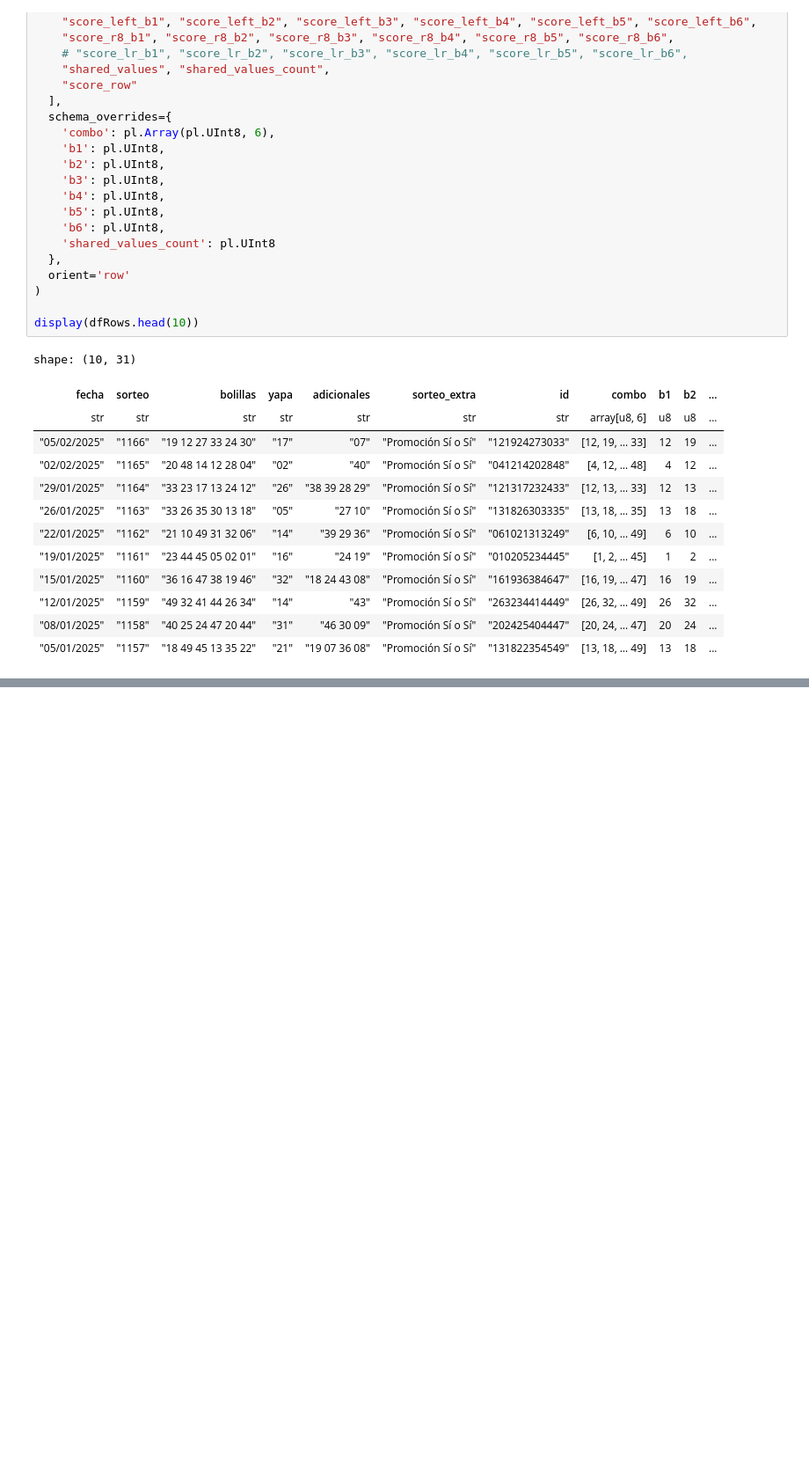
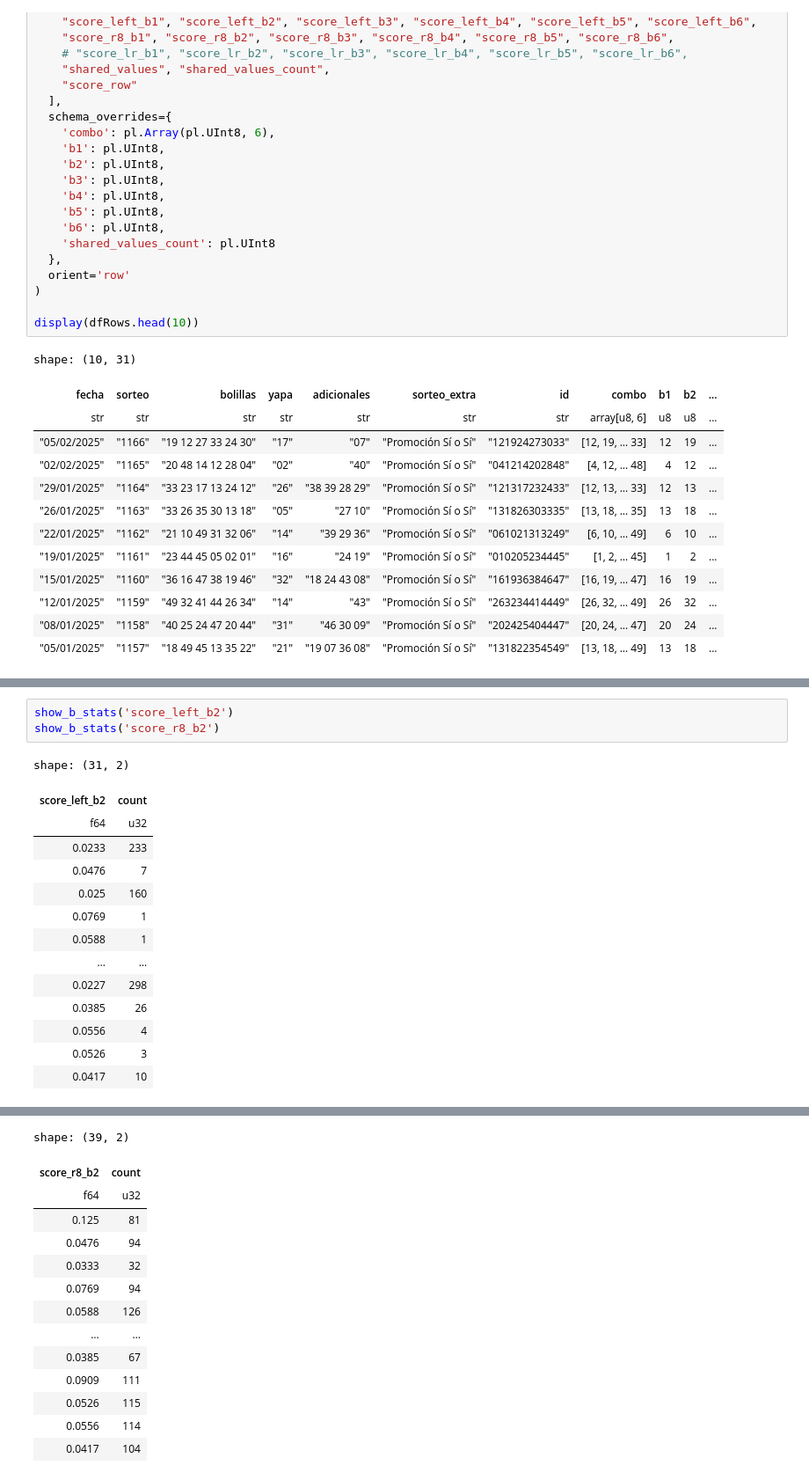
Before and after one commit to coins5/tinkapp.v4, a Jupyter notebook: explore_bolillas_v2.ipynb, the cells around one changed output, grey strips where cells are left out. Shown at 88% size. Cells and saved outputs as stored; diff of their text form; blank space fills up the shorter version.

```diff
--- a/explore_bolillas_v2.ipynb
+++ b/explore_bolillas_v2.ipynb
@@ -606,0 +282,18 @@ Name: b_count, dtype: float64
+# %%
+show_b_stats('score_left_b2')
+show_b_stats('score_r8_b2')
+# %% [output]
+shape: (31, 2)
+| score_left_b2 | count |
+| f64 | u32 |
+| 0.0233 | 233 |
+| 0.0476 | 7 |
+| 0.025 | 160 |
+| 0.0769 | 1 |
+| 0.0588 | 1 |
+| … | … |
+| 0.0227 | 298 |
+| 0.0385 | 26 |
+| 0.0556 | 4 |
+| 0.0526 | 3 |
+| 0.0417 | 10 |
@@ -606,0 +301,14 @@ Name: b_count, dtype: float64
+shape: (39, 2)
+| score_r8_b2 | count |
+| f64 | u32 |
+| 0.125 | 81 |
+| 0.0476 | 94 |
+| 0.0333 | 32 |
+| 0.0769 | 94 |
+| 0.0588 | 126 |
+| … | … |
+| 0.0385 | 67 |
+| 0.0909 | 111 |
+| 0.0526 | 115 |
+| 0.0556 | 114 |
+| 0.0417 | 104 |
```
Also changed, not shown: parts of 12 cells of this notebook, 4 other files.
